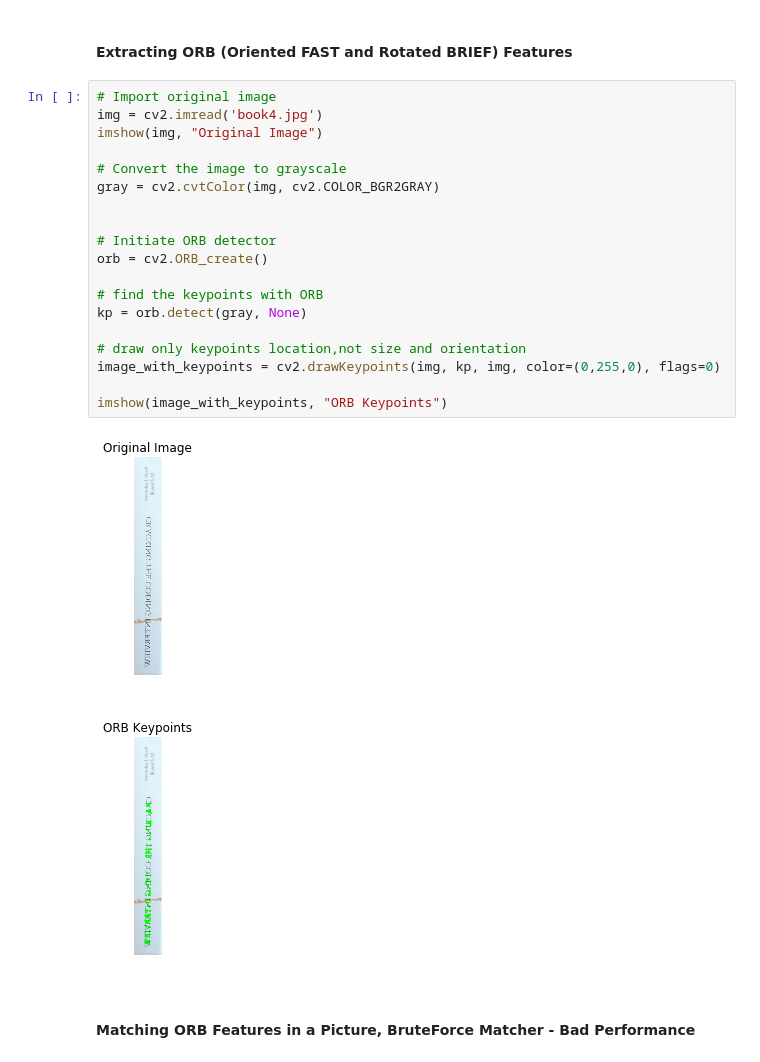
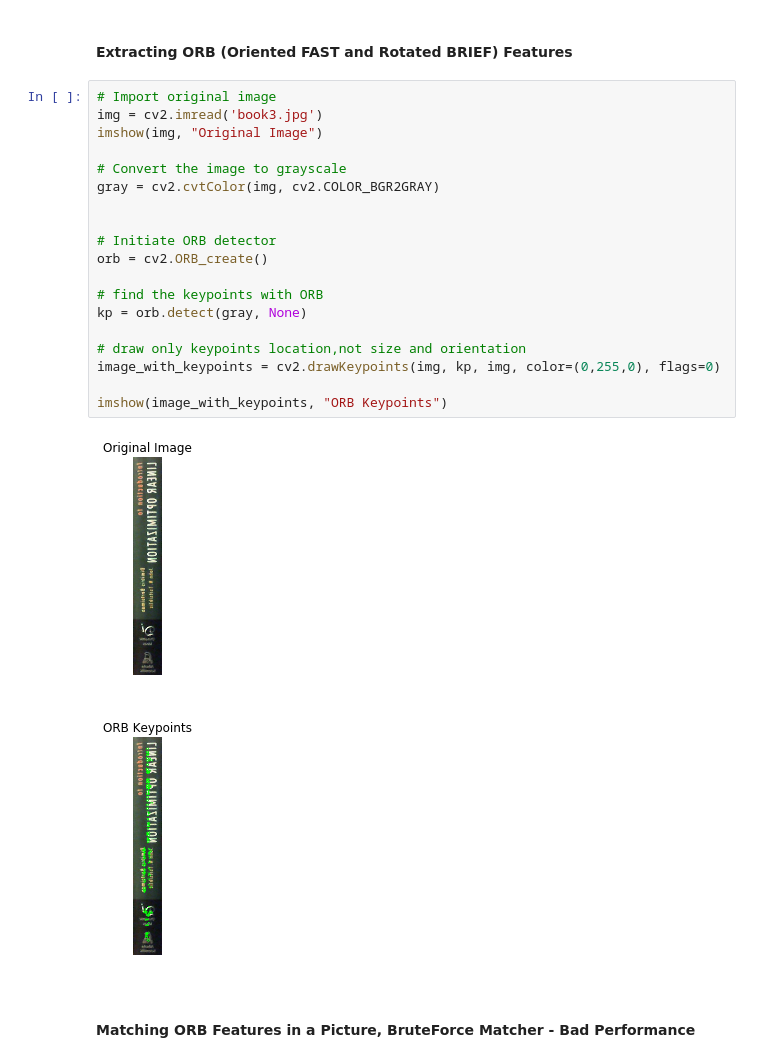
Before and after one commit to buenayerba/augmented-reality-for-book-spines, a Jupyter notebook: Feature_tracking.ipynb, the cells around one changed output. Saved outputs shown, nothing was run; the diff lists cells and outputs as text.

```diff
--- a/Feature_tracking.ipynb
+++ b/Feature_tracking.ipynb
@@ -138,26 +138,26 @@ cv2.waitKey(1) # extra waitKey sometimes needed to close camera window
 #### Extracting ORB (Oriented FAST and Rotated BRIEF) Features
 # %%
 # Import original image
-img = cv2.imread('book4.jpg')
+img = cv2.imread('book3.jpg')
 imshow(img, "Original Image")
 
 # Convert the image to grayscale
 gray = cv2.cvtColor(img, cv2.COLOR_BGR2GRAY)
 
 
 # Initiate ORB detector
 orb = cv2.ORB_create()
 
 # find the keypoints with ORB
 kp = orb.detect(gray, None)
 
 # draw only keypoints location,not size and orientation
 image_with_keypoints = cv2.drawKeypoints(img, kp, img, color=(0,255,0), flags=0)
 
 imshow(image_with_keypoints, "ORB Keypoints")
 # %% [output]
-[figure, old version]
+[figure, new version]
-[figure, old version]
+[figure, new version]
 # %% [markdown]
 #### Matching ORB Features in a Picture, BruteForce Matcher - Bad Performance
 # %%
```
Also changed, not shown: parts of 6 cells of this notebook, 4 other files.
